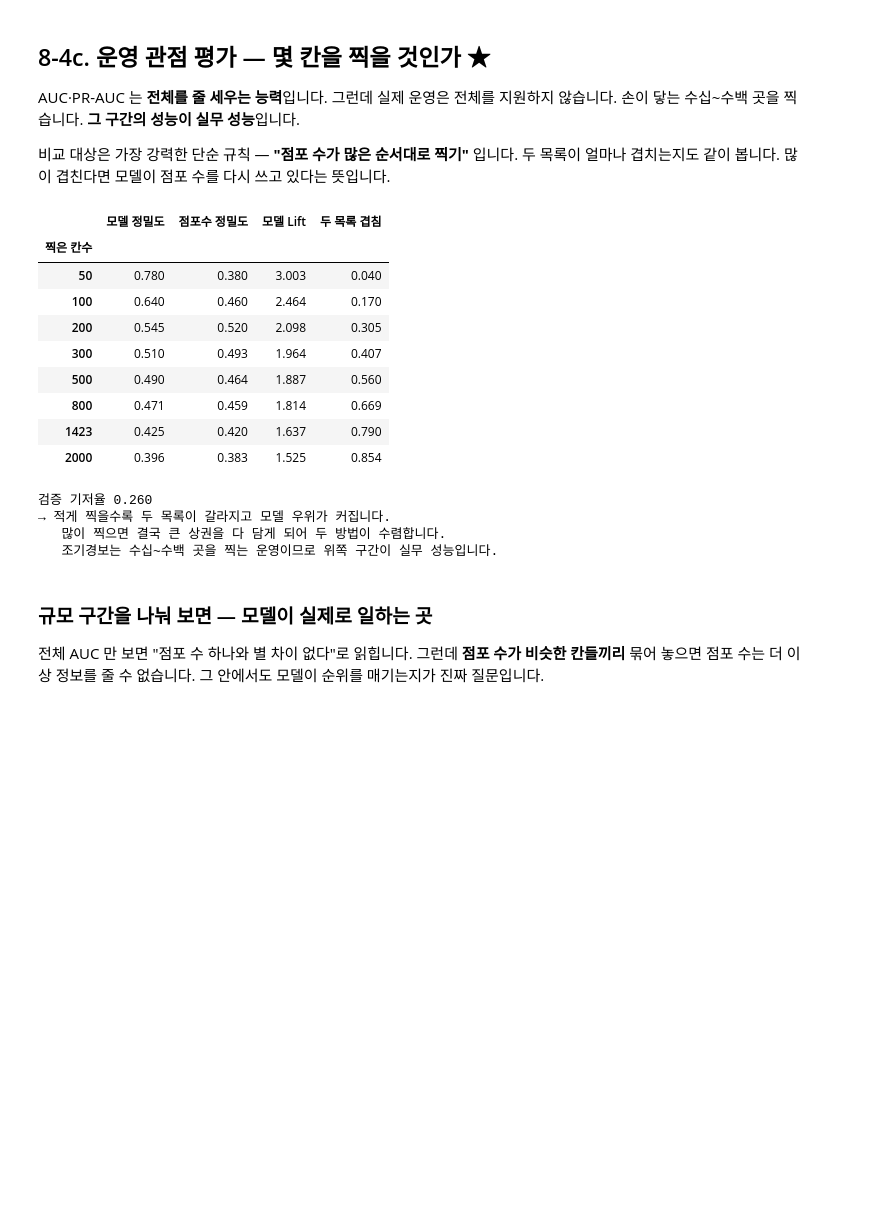
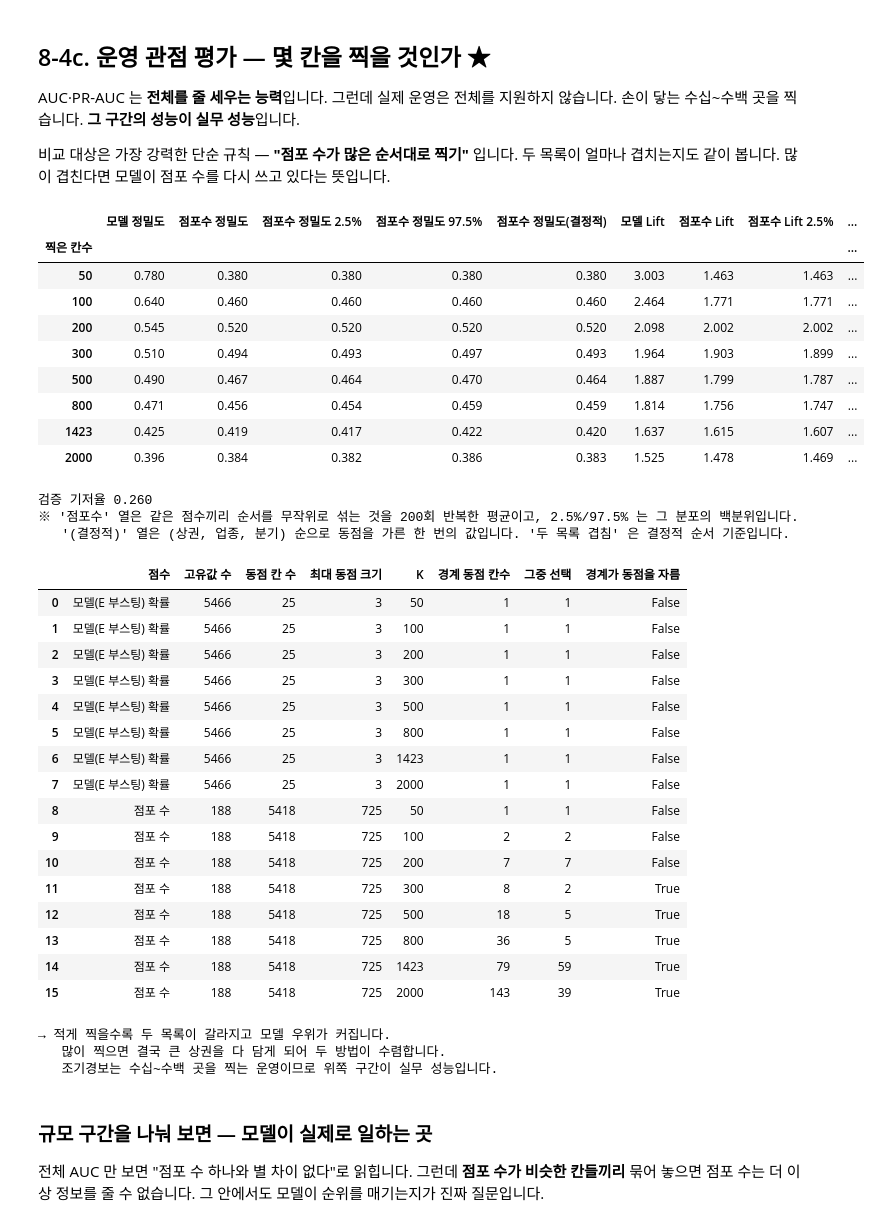
Before and after one commit to jiwoon-oh/seoul-closure-risk, a Jupyter notebook: src/step8_predict.ipynb, the cells around one changed output. Cells and saved outputs as stored; diff of their text form; code cells hidden in the pictures; blank space fills up the shorter version.

Commit message:
Tie-robust rule evaluation and bootstrap CIs for size-stratified ATT

```diff
--- a/src/step8_predict.ipynb
+++ b/src/step8_predict.ipynb
@@ -302,41 +302,80 @@ AUC·PR-AUC 는 **전체를 줄 세우는 능력**입니다. 그런데 실제
 # %%
 p_model = preds[BEST]
 p_size  = va["전체_점포_수"].to_numpy().astype(float)
 yv_     = np.asarray(yva)
 br      = yv_.mean()
 
-ord_m, ord_s = rank_order(p_model, va), rank_order(p_size, va)   # 동점은 (상권, 업종, 분기) 순으로 고정
+N_TIE = 200      # 동점 무작위 순서 반복 횟수 (점포 수는 정수라 동점이 매우 많다)
+
+ord_m, ord_s = rank_order(p_model, va), rank_order(p_size, va)   # 결정적 동점 처리 (비교용)
+Ks = [min(K, len(yv_)) for K in [50, 100, 200, 300, 500, 800, int(yv_.sum()), 2000]]
+rng_tie = np.random.default_rng(SEED)
+prec_rand = tie_random_precision(p_size, yv_, Ks, rng_tie, N_TIE)   # (N_TIE, len(Ks))
+
 rows_k = []
-for K in [50, 100, 200, 300, 500, 800, int(yv_.sum()), 2000]:
-    K = min(K, len(yv_))
+for j, K in enumerate(Ks):
     tm, ts = ord_m[:K], ord_s[:K]
+    pr = prec_rand[:, j]
     rows_k.append({"찍은 칸수": K,
                    "모델 정밀도":  yv_[tm].mean(),
-                   "점포수 정밀도": yv_[ts].mean(),
+                   "점포수 정밀도": pr.mean(),
+                   "점포수 정밀도 2.5%": np.percentile(pr, 2.5),
+                   "점포수 정밀도 97.5%": np.percentile(pr, 97.5),
+                   "점포수 정밀도(결정적)": yv_[ts].mean(),
                    "모델 Lift":   yv_[tm].mean() / br,
+                   "점포수 Lift": pr.mean() / br,
+                   "점포수 Lift 2.5%": np.percentile(pr, 2.5) / br,
+                   "점포수 Lift 97.5%": np.percentile(pr, 97.5) / br,
+                   "점포수 Lift(결정적)": yv_[ts].mean() / br,
                    "두 목록 겹침": len(set(tm) & set(ts)) / K})
 topk = (pd.DataFrame(rows_k).drop_duplicates(subset="찍은 칸수")
         .sort_values("찍은 칸수").set_index("찍은 칸수"))
 display(topk.round(3))
 print(f"검증 기저율 {br:.3f}")
+print(f"※ '점포수' 열은 같은 점수끼리 순서를 무작위로 섞는 것을 {N_TIE}회 반복한 평균이고, 2.5%/97.5% 는 그 분포의 백분위입니다.")
+print("   '(결정적)' 열은 (상권, 업종, 분기) 순으로 동점을 가른 한 번의 값입니다. '두 목록 겹침' 은 결정적 순서 기준입니다.")
+
+tie_tbl = pd.concat([tie_report(p_model, Ks, "모델(E 부스팅) 확률"), tie_report(p_size, Ks, "점포 수")],
+                    ignore_index=True)
+display(tie_tbl.drop(columns=["칸수"]))
+tie_tbl.to_csv(OUT / "pred_tie_report.csv", index=False, encoding="utf-8-sig")
 print("→ 적게 찍을수록 두 목록이 갈라지고 모델 우위가 커집니다.")
 print("   많이 찍으면 결국 큰 상권을 다 담게 되어 두 방법이 수렴합니다.")
 print("   조기경보는 수십~수백 곳을 찍는 운영이므로 위쪽 구간이 실무 성능입니다.")
 # %% [output]
-|  | 모델 정밀도 | 점포수 정밀도 | 모델 Lift | 두 목록 겹침 |
-| 찍은 칸수 |  |  |  |  |
-| 50 | 0.780 | 0.380 | 3.003 | 0.040 |
-| 100 | 0.640 | 0.460 | 2.464 | 0.170 |
-| 200 | 0.545 | 0.520 | 2.098 | 0.305 |
-| 300 | 0.510 | 0.493 | 1.964 | 0.407 |
-| 500 | 0.490 | 0.464 | 1.887 | 0.560 |
-| 800 | 0.471 | 0.459 | 1.814 | 0.669 |
-| 1423 | 0.425 | 0.420 | 1.637 | 0.790 |
-| 2000 | 0.396 | 0.383 | 1.525 | 0.854 |
+|  | 모델 정밀도 | 점포수 정밀도 | 점포수 정밀도 2.5% | 점포수 정밀도 97.5% | 점포수 정밀도(결정적) | 모델 Lift | 점포수 Lift | 점포수 Lift 2.5% | ... |
+| 찍은 칸수 |  |  |  |  |  |  |  |  | ... |
+| 50 | 0.780 | 0.380 | 0.380 | 0.380 | 0.380 | 3.003 | 1.463 | 1.463 | ... |
+| 100 | 0.640 | 0.460 | 0.460 | 0.460 | 0.460 | 2.464 | 1.771 | 1.771 | ... |
+| 200 | 0.545 | 0.520 | 0.520 | 0.520 | 0.520 | 2.098 | 2.002 | 2.002 | ... |
+| 300 | 0.510 | 0.494 | 0.493 | 0.497 | 0.493 | 1.964 | 1.903 | 1.899 | ... |
+| 500 | 0.490 | 0.467 | 0.464 | 0.470 | 0.464 | 1.887 | 1.799 | 1.787 | ... |
+| 800 | 0.471 | 0.456 | 0.454 | 0.459 | 0.459 | 1.814 | 1.756 | 1.747 | ... |
+| 1423 | 0.425 | 0.419 | 0.417 | 0.422 | 0.420 | 1.637 | 1.615 | 1.607 | ... |
+| 2000 | 0.396 | 0.384 | 0.382 | 0.386 | 0.383 | 1.525 | 1.478 | 1.469 | ... |
 검증 기저율 0.260
-→ 적게 찍을수록 두 목록이 갈라지고 모델 우위가 커집니다.
-   많이 찍으면 결국 큰 상권을 다 담게 되어 두 방법이 수렴합니다.
-   조기경보는 수십~수백 곳을 찍는 운영이므로 위쪽 구간이 실무 성능입니다.
+※ '점포수' 열은 같은 점수끼리 순서를 무작위로 섞는 것을 200회 반복한 평균이고, 2.5%/97.5% 는 그 분포의 백분위입니다.
+   '(결정적)' 열은 (상권, 업종, 분기) 순으로 동점을 가른 한 번의 값입니다. '두 목록 겹침' 은 결정적 순서 기준입니다.
+|  | 점수 | 고유값 수 | 동점 칸 수 | 최대 동점 크기 | K | 경계 동점 칸수 | 그중 선택 | 경계가 동점을 자름 |
+| 0 | 모델(E 부스팅) 확률 | 5466 | 25 | 3 | 50 | 1 | 1 | False |
+| 1 | 모델(E 부스팅) 확률 | 5466 | 25 | 3 | 100 | 1 | 1 | False |
+| 2 | 모델(E 부스팅) 확률 | 5466 | 25 | 3 | 200 | 1 | 1 | False |
+| 3 | 모델(E 부스팅) 확률 | 5466 | 25 | 3 | 300 | 1 | 1 | False |
+| 4 | 모델(E 부스팅) 확률 | 5466 | 25 | 3 | 500 | 1 | 1 | False |
+| 5 | 모델(E 부스팅) 확률 | 5466 | 25 | 3 | 800 | 1 | 1 | False |
+| 6 | 모델(E 부스팅) 확률 | 5466 | 25 | 3 | 1423 | 1 | 1 | False |
+| 7 | 모델(E 부스팅) 확률 | 5466 | 25 | 3 | 2000 | 1 | 1 | False |
+| 8 | 점포 수 | 188 | 5418 | 725 | 50 | 1 | 1 | False |
+| 9 | 점포 수 | 188 | 5418 | 725 | 100 | 2 | 2 | False |
+| 10 | 점포 수 | 188 | 5418 | 725 | 200 | 7 | 7 | False |
+| 11 | 점포 수 | 188 | 5418 | 725 | 300 | 8 | 2 | True |
+| 12 | 점포 수 | 188 | 5418 | 725 | 500 | 18 | 5 | True |
+| 13 | 점포 수 | 188 | 5418 | 725 | 800 | 36 | 5 | True |
+| 14 | 점포 수 | 188 | 5418 | 725 | 1423 | 79 | 59 | True |
+| 15 | 점포 수 | 188 | 5418 | 725 | 2000 | 143 | 39 | True |
+→ 적게 찍을수록 두 목록이 갈라지고 모델 우위가 커집니다.
+   많이 찍으면 결국 큰 상권을 다 담게 되어 두 방법이 수렴합니다.
+   조기경보는 수십~수백 곳을 찍는 운영이므로 위쪽 구간이 실무 성능입니다.
 # %% [markdown]
 ### 규모 구간을 나눠 보면 — 모델이 실제로 일하는 곳
 
```
Also changed, not shown: parts of 2 cells of this notebook, 6 other files.
